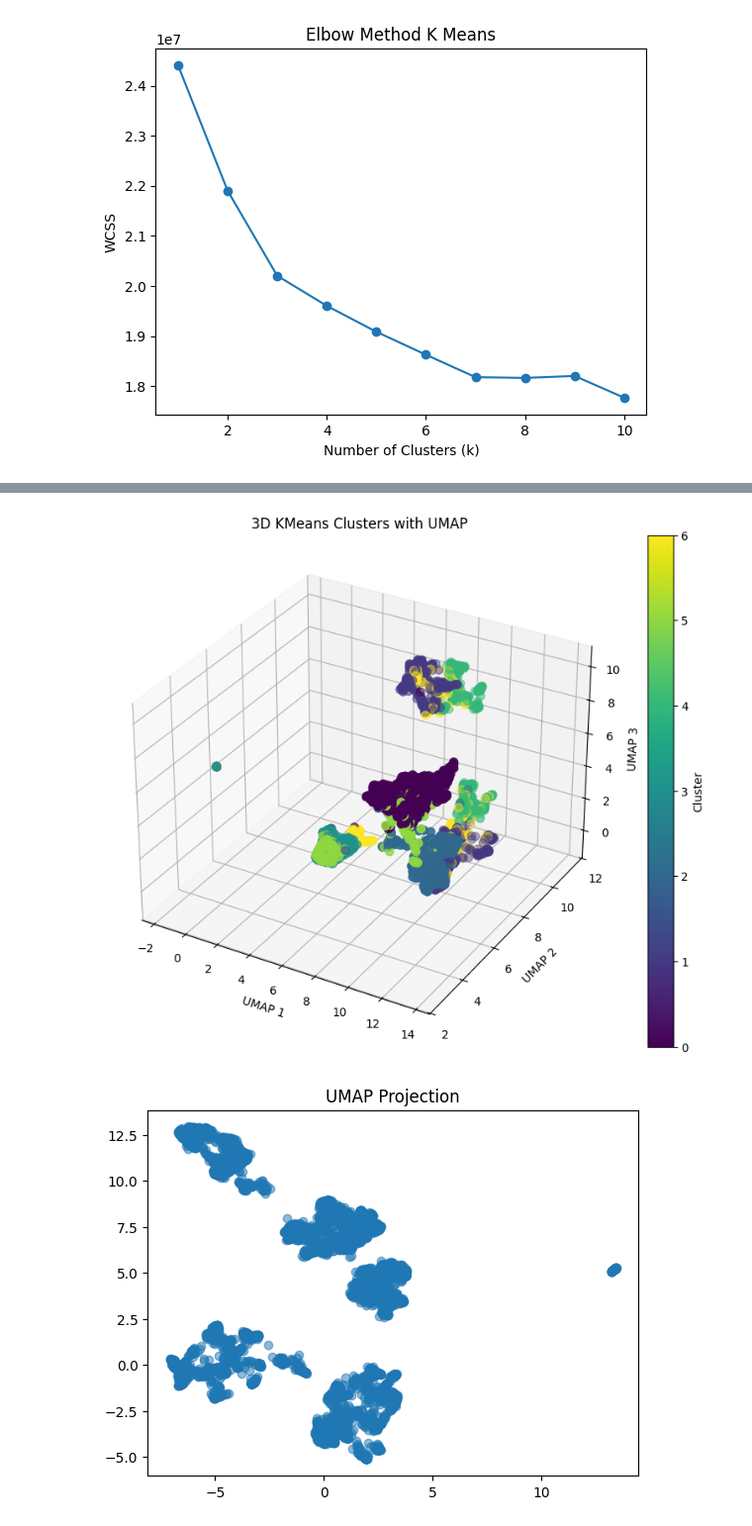
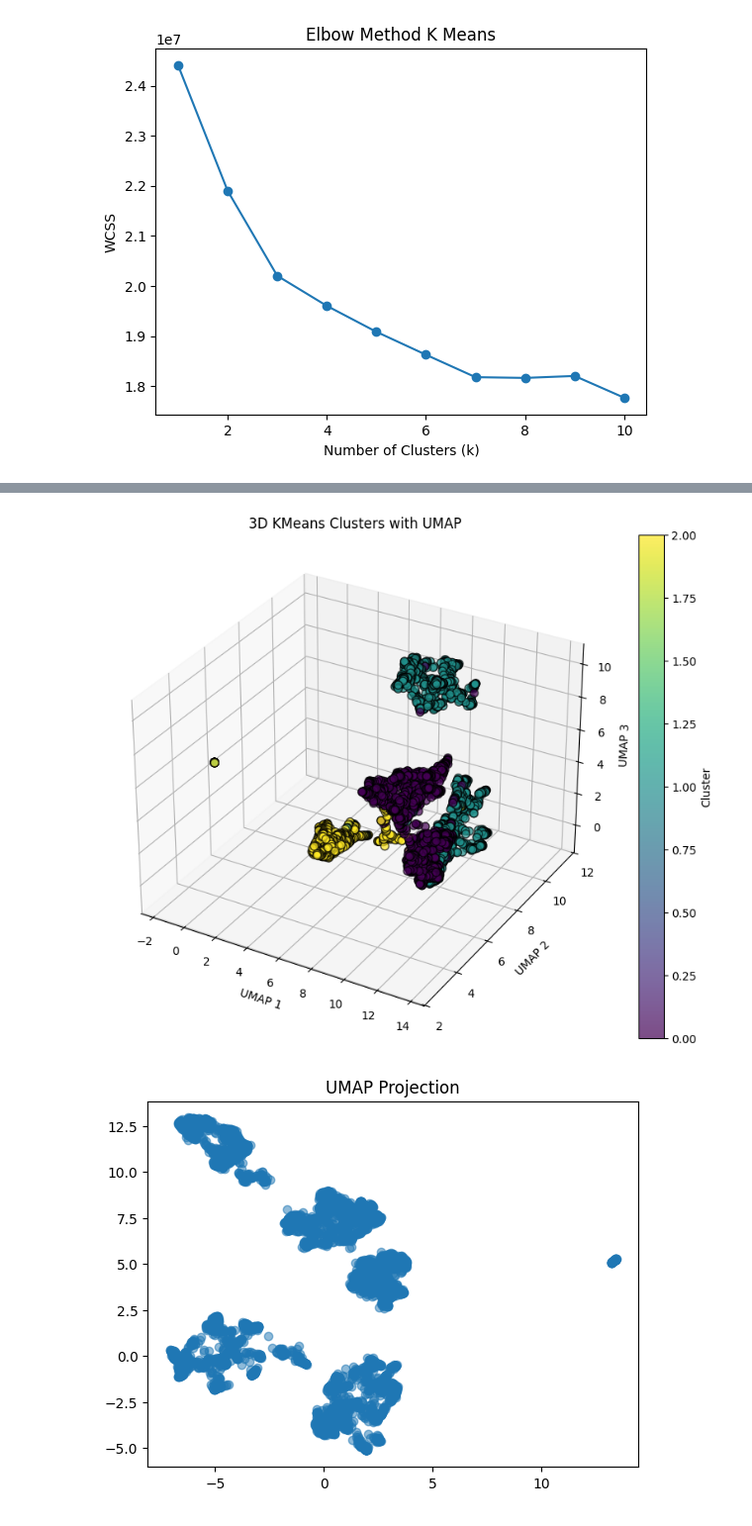
Before and after one commit to samroska/milestone-2-siads-696, a Jupyter notebook: Clustering - KMEAN.ipynb, the cells around one changed output, grey strips where cells are left out. Shown at 99% size. Drawn from its saved outputs; the diff is of its cells as text; code cells hidden in the pictures.

```diff
--- a/Clustering - KMEAN.ipynb
+++ b/Clustering - KMEAN.ipynb
@@ -125,25 +132,25 @@ plt.show()
 # %%
 kmeans_df3 = df_filtered.copy()
-kmeans3 = KMeans(n_clusters=7, random_state=42)
+kmeans3 = KMeans(n_clusters=3, random_state=42)
 kmeans_df3['cluster'] = kmeans3.fit_predict(kmeans_df3)
 
 reducer = umap.UMAP(n_components=3, random_state=42)
 embedding = reducer.fit_transform(kmeans_df3.drop('cluster', axis=1))
 kmeans_df3['umap1'] = embedding[:, 0]
 kmeans_df3['umap2'] = embedding[:, 1]
 kmeans_df3['umap3'] = embedding[:, 2]
 
 fig = plt.figure(figsize=(10, 8))
 ax = fig.add_subplot(111, projection='3d')
-scatter = ax.scatter(kmeans_df3['umap1'], kmeans_df3['umap2'], kmeans_df3['umap3'], c=kmeans_df3['cluster'], cmap='viridis', s=50)
+scatter = ax.scatter(kmeans_df3['umap1'], kmeans_df3['umap2'], kmeans_df3['umap3'], c=kmeans_df3['cluster'], cmap='viridis', s=50, alpha=0.7, edgecolor='k')
 ax.set_xlabel("UMAP 1")
 ax.set_ylabel("UMAP 2")
 ax.set_zlabel("UMAP 3")
 ax.set_title("3D KMeans Clusters with UMAP")
 fig.colorbar(scatter, ax=ax, label='Cluster')
 plt.show()
 # %% [output]
-[figure, old version]
+[figure, new version]
 # %%
 umap_model = umap.UMAP(random_state=42)
 X_umap = umap_model.fit_transform(df_filtered)
```
Also changed, not shown: parts of 5 cells of this notebook, 5 other files.
